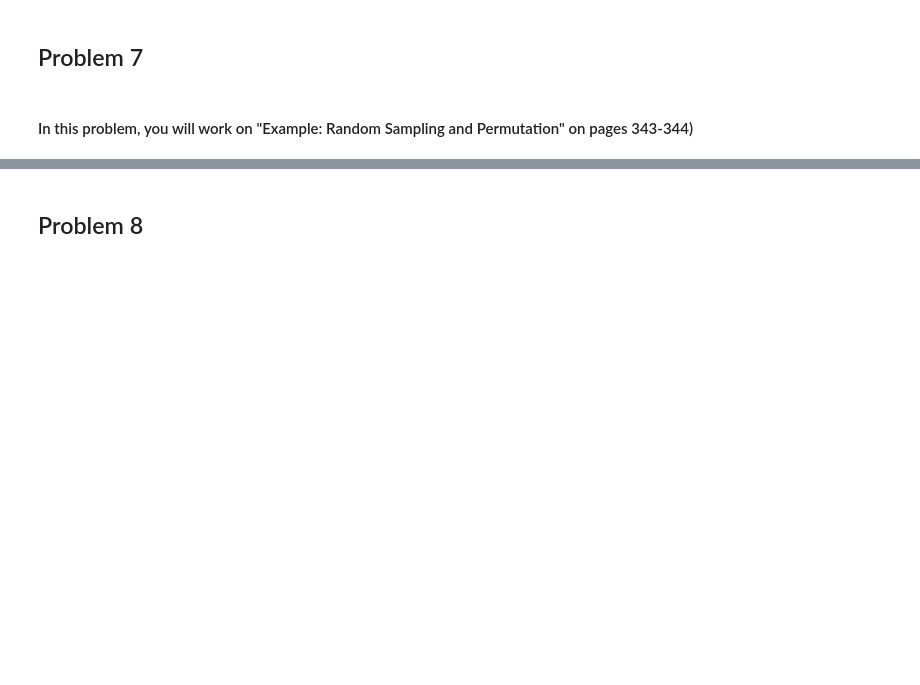
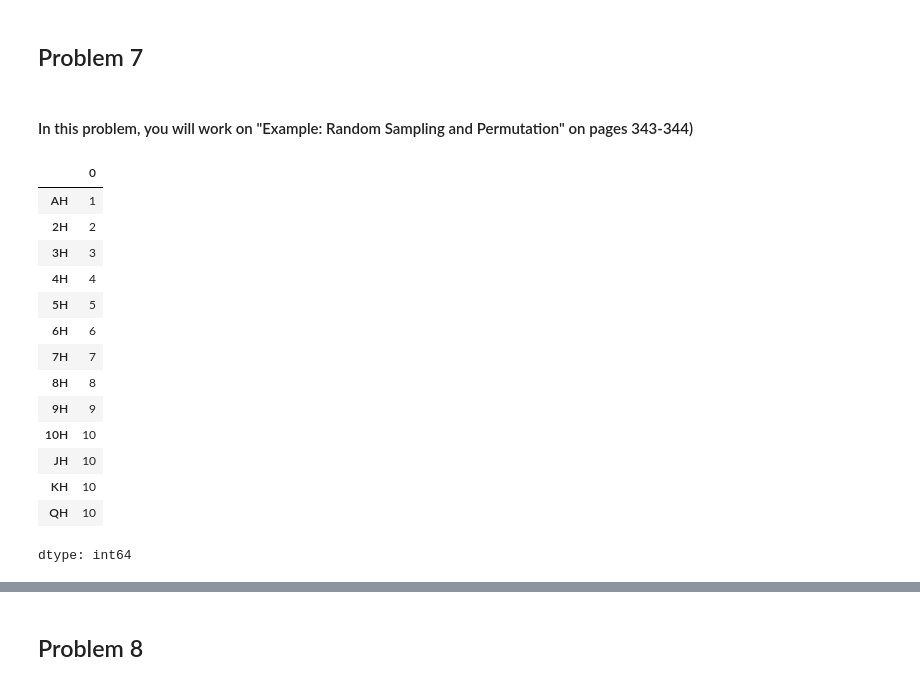
Before and after one commit to tartam1/IT545, a Jupyter notebook: Lab_5_Assignment.ipynb, the cells around one changed output, grey strips where cells are left out. Drawn from its saved outputs; the diff is of its cells as text; code cells hidden in the pictures; blank space fills up the shorter version.

```diff
--- a/Lab_5_Assignment.ipynb
+++ b/Lab_5_Assignment.ipynb
@@ -217,0 +251,31 @@ dtype: float64
+# %%
+# Insert commenting and code in this cell.
+
+# lets do it build a deck
+suits = ["H", "S", "C", "D"]  # Hearts, Spades, Clubs, Diamonds
+card_val = (list(range(1, 11)) + [10] * 3) * 4
+base_names = ["A"] + list(range(2, 11)) + ["J", "K", "Q"]
+cards = []
+for suit in suits:
+    cards.extend(str(num) + suit for num in base_names)
+
+deck = pd.Series(card_val, index=cards)
+
+# get the top
+deck.head(13)
+# %% [output]
+|  | 0 |
+| AH | 1 |
+| 2H | 2 |
+| 3H | 3 |
+| 4H | 4 |
+| 5H | 5 |
+| 6H | 6 |
+| 7H | 7 |
+| 8H | 8 |
+| 9H | 9 |
+| 10H | 10 |
+| JH | 10 |
+| KH | 10 |
+| QH | 10 |
+dtype: int64
```
Also changed, not shown: parts of 11 cells of this notebook.
